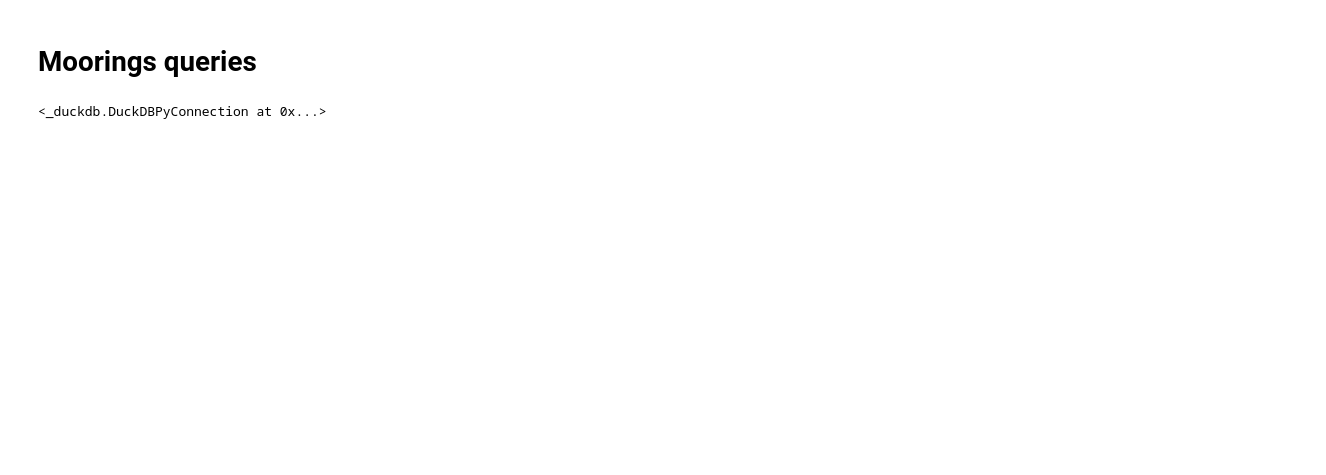
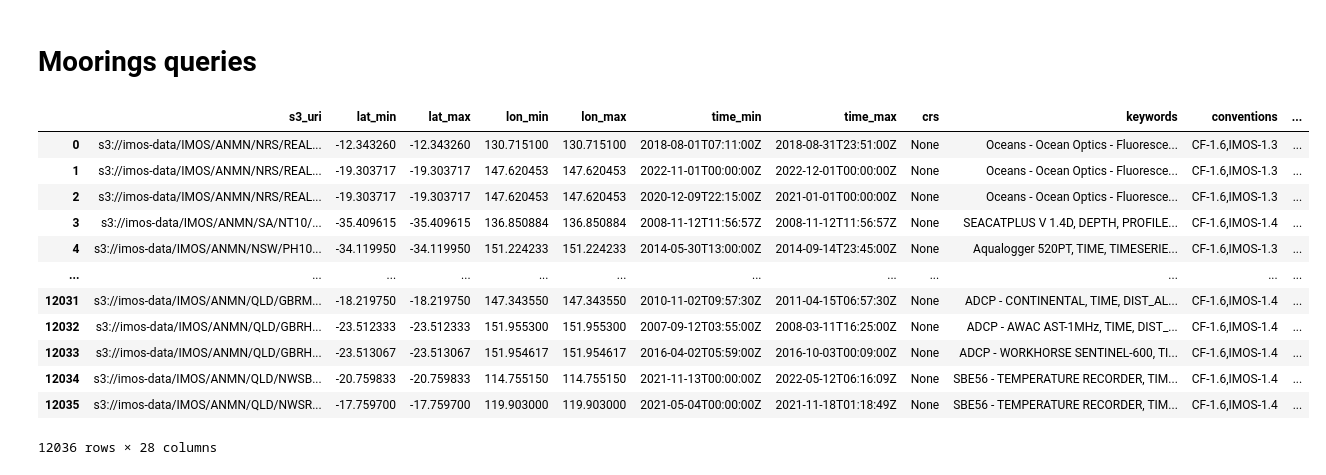
Before and after one commit to aodn/data-index, a Jupyter notebook: analysis/structured_metadata/data_management_queries.ipynb, the cells around one changed output. Cells and saved outputs as stored; diff of their text form; code cells hidden in the pictures; blank space fills up the shorter version.

```diff
--- a/analysis/structured_metadata/data_management_queries.ipynb
+++ b/analysis/structured_metadata/data_management_queries.ipynb
@@ -116,14 +116,33 @@ con.execute("""
 # %%
 con.execute("""
     CREATE OR REPLACE VIEW anmn_all AS
     SELECT *,
+           regexp_extract(s3_uri, 's3://imos-data/(.*)', 1) as s3_key,
            regexp_extract(s3_uri, 's3://imos-data/IMOS/ANMN/([^/]+)', 1) as subfac,
-           regexp_extract(s3_uri, 's3://imos-data/(.*)', 1) as key,
-           regexp_extract(file_version, 'Level ([0-4])', 1) as fv
+           regexp_extract(s3_uri, 'Temperature|(CTD|Biogeochem)_(timeseries|profiles)|Velocity|Wave|CO2|Meteorology|aggregated_products|(aggregated|hourly|gridded)_timeseries') as data_category,
+           regexp_extract(file_version, 'Level ([0-4])', 1)::INT1 as fv,
+           regexp_matches(s3_uri, 'real[-_]?time', 'i') as is_realtime
     FROM structured_metadata
     WHERE s3_uri LIKE 's3://imos-data/IMOS/ANMN/%'
 """
 )
+con.execute("""
+    SELECT *
+    FROM anmn_all
+"""
+).fetchdf()
 # %% [output]
+|  | s3_uri | lat_min | lat_max | lon_min | lon_max | time_min | time_max | crs | keywords | conventions | ... |
+| 0 | s3://imos-data/IMOS/ANMN/NRS/REAL... | -12.343260 | -12.343260 | 130.715100 | 130.715100 | 2018-08-01T07:11:00Z | 2018-08-31T23:51:00Z | None | Oceans - Ocean Optics - Fluoresce... | CF-1.6,IMOS-1.3 | ... |
+| 1 | s3://imos-data/IMOS/ANMN/NRS/REAL... | -19.303717 | -19.303717 | 147.620453 | 147.620453 | 2022-11-01T00:00:00Z | 2022-12-01T00:00:00Z | None | Oceans - Ocean Optics - Fluoresce... | CF-1.6,IMOS-1.3 | ... |
+| 2 | s3://imos-data/IMOS/ANMN/NRS/REAL... | -19.303717 | -19.303717 | 147.620453 | 147.620453 | 2020-12-09T22:15:00Z | 2021-01-01T00:00:00Z | None | Oceans - Ocean Optics - Fluoresce... | CF-1.6,IMOS-1.3 | ... |
+| 3 | s3://imos-data/IMOS/ANMN/SA/NT10/... | -35.409615 | -35.409615 | 136.850884 | 136.850884 | 2008-11-12T11:56:57Z | 2008-11-12T11:56:57Z | None | SEACATPLUS V 1.4D, DEPTH, PROFILE... | CF-1.6,IMOS-1.4 | ... |
+| 4 | s3://imos-data/IMOS/ANMN/NSW/PH10... | -34.119950 | -34.119950 | 151.224233 | 151.224233 | 2014-05-30T13:00:00Z | 2014-09-14T23:45:00Z | None | Aqualogger 520PT, TIME, TIMESERIE... | CF-1.6,IMOS-1.3 | ... |
+| ... | ... | ... | ... | ... | ... | ... | ... | ... | ... | ... | ... |
+| 12031 | s3://imos-data/IMOS/ANMN/QLD/GBRM... | -18.219750 | -18.219750 | 147.343550 | 147.343550 | 2010-11-02T09:57:30Z | 2011-04-15T06:57:30Z | None | ADCP - CONTINENTAL, TIME, DIST_AL... | CF-1.6,IMOS-1.4 | ... |
+| 12032 | s3://imos-data/IMOS/ANMN/QLD/GBRH... | -23.512333 | -23.512333 | 151.955300 | 151.955300 | 2007-09-12T03:55:00Z | 2008-03-11T16:25:00Z | None | ADCP - AWAC AST-1MHz, TIME, DIST_... | CF-1.6,IMOS-1.4 | ... |
+| 12033 | s3://imos-data/IMOS/ANMN/QLD/GBRH... | -23.513067 | -23.513067 | 151.954617 | 151.954617 | 2016-04-02T05:59:00Z | 2016-10-03T00:09:00Z | None | ADCP - WORKHORSE SENTINEL-600, TI... | CF-1.6,IMOS-1.4 | ... |
+| 12034 | s3://imos-data/IMOS/ANMN/QLD/NWSB... | -20.759833 | -20.759833 | 114.755150 | 114.755150 | 2021-11-13T00:00:00Z | 2022-05-12T06:16:09Z | None | SBE56 - TEMPERATURE RECORDER, TIM... | CF-1.6,IMOS-1.4 | ... |
+| 12035 | s3://imos-data/IMOS/ANMN/QLD/NWSR... | -17.759700 | -17.759700 | 119.903000 | 119.903000 | 2021-05-04T00:00:00Z | 2021-11-18T01:18:49Z | None | SBE56 - TEMPERATURE RECORDER, TIM... | CF-1.6,IMOS-1.4 | ... |
-<_duckdb.DuckDBPyConnection at 0x...>
+12036 rows × 28 columns
 # %%
```
Also changed, not shown: parts of 13 cells of this notebook.
